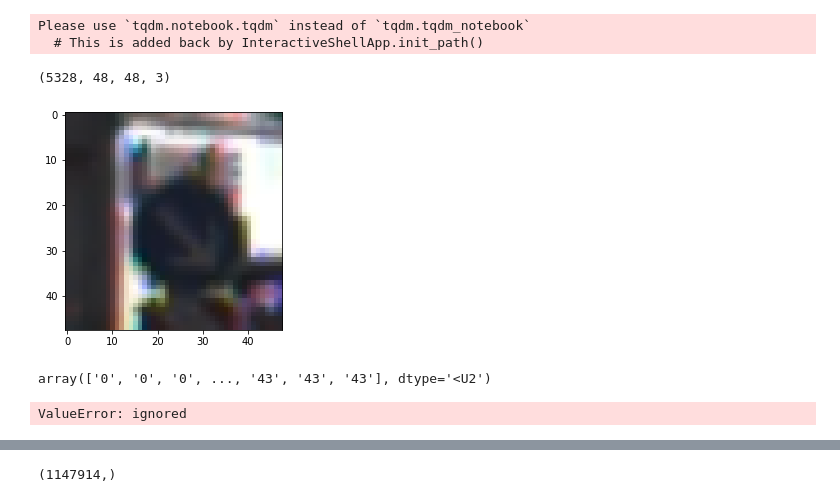
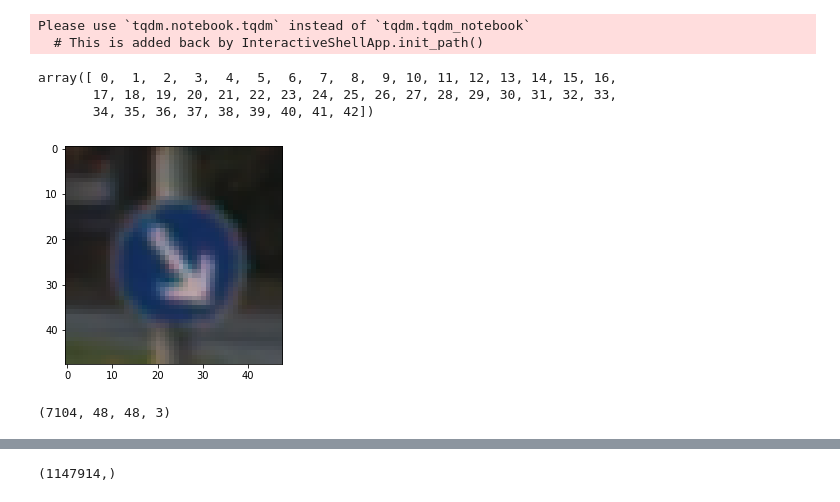
Before and after one commit to harsh-agar/E-Net, a Jupyter notebook: active_learning.ipynb, the cells around one changed output, grey strips where cells are left out. Cells and saved outputs as stored; diff of their text form; code cells hidden in the pictures.

```diff
--- a/active_learning.ipynb
+++ b/active_learning.ipynb
@@ -141,11 +141,11 @@ for i in tqdm_notebook(range(len(labels1))):
 
 for i in tqdm_notebook(range(len(labels_train_extra))):
   if (i%3==0):
-    labels_train.append(labels1[i])
-    images_train.append(images1[i])
+    labels_train.append(labels_train_extra[i])
+    images_train.append(images_train_extra[i])
   else:
-    labels_extra.append(labels1[i])
-    images_extra.append(images1[i])
+    labels_extra.append(labels_train_extra[i])
+    images_extra.append(images_train_extra[i])
 # %% [output]
 Please use `tqdm.notebook.tqdm` instead of `tqdm.tqdm_notebook`
   if sys.path[0] == '':
@@ -169,18 +176,20 @@ Please use `tqdm.notebook.tqdm` instead of `tqdm.tqdm_notebook`
 Please use `tqdm.notebook.tqdm` instead of `tqdm.tqdm_notebook`
 Please use `tqdm.notebook.tqdm` instead of `tqdm.tqdm_notebook`
   # This is added back by InteractiveShellApp.init_path()
-# %%
-(np.array(images_val_48)).shape
-# %% [output]
-(5328, 48, 48, 3)
+# %%
+np.unique(labels_train_np)
+# %% [output]
+array([ 0,  1,  2,  3,  4,  5,  6,  7,  8,  9, 10, 11, 12, 13, 14, 15, 16,
+       17, 18, 19, 20, 21, 22, 23, 24, 25, 26, 27, 28, 29, 30, 31, 32, 33,
+       34, 35, 36, 37, 38, 39, 40, 41, 42])
 # %%
 train_data_dict = {}
 train_data_dict['images_train_48'] = np.array(images_train_48)
-train_data_dict['labels_train'] = np.array(labels_train)
+train_data_dict['labels_train'] = np.array(labels_train).astype(int)
 train_data_dict['images_val_48'] = np.array(images_val_48)
-train_data_dict['labels_val'] = np.array(labels_val)
+train_data_dict['labels_val'] = np.array(labels_val).astype(int)
 train_data_dict['images_extra_48'] = np.array(images_extra_48)
-train_data_dict['labels_extra'] = np.array(labels_extra)
+train_data_dict['labels_extra'] = np.array(labels_extra).astype(int)
 # %%
 images_train_48_np = train_data_dict['images_train_48']
 images_val_48_np = train_data_dict['images_val_48']
@@ -196,27 +205,24 @@ with open('/content/gdrive/My Drive/Office/GTSRB_training_val.h5', 'wb') as h:
 # %%
 import numpy as np
 import matplotlib.pyplot as plt
 %matplotlib inline
-
 im_find = cv2.resize(train_data_dict['images_extra_48'][500], (48, 48))
-
-plt.imshow(im_find)
+im_find = np.expand_dims(np.array(im_find, dtype= float)/255, axis= 0)
+plt.imshow(im_find[0])
 plt.show()
 # %% [output]
-[figure, old version]
+[figure, new version]
-# %%
-labels_train_copied_class_np
-# %% [output]
-array(['0', '0', '0', ..., '43', '43', '43'], dtype='<U2')
+# %%
+images_train_48_np.shape
+# %% [output]
+(7104, 48, 48, 3)
 # %%
 images_train_copied_class_np = images_train_48_np.copy()
 labels_train_copied_class_np = labels_train_np.copy()
 for i in range(165):
-  labels_train_copied_class = np.append(labels_train_copied_class, 43)
+  labels_train_copied_class_np = np.append(labels_train_copied_class_np, 43)
   # images_train_copied_class = np.append(images_train_copied_class, im_find)
-  images_train_copied_class = np.append(images_train_copied_class, im_find, axis= 0)
+  images_train_copied_class_np = np.append(images_train_copied_class_np, im_find, axis= 0)
-# %% [output]
-ValueError: ignored
 # %%
 try:
   # %tensorflow_version only exists in Colab.
```
Also changed, not shown: parts of 6 cells of this notebook.
